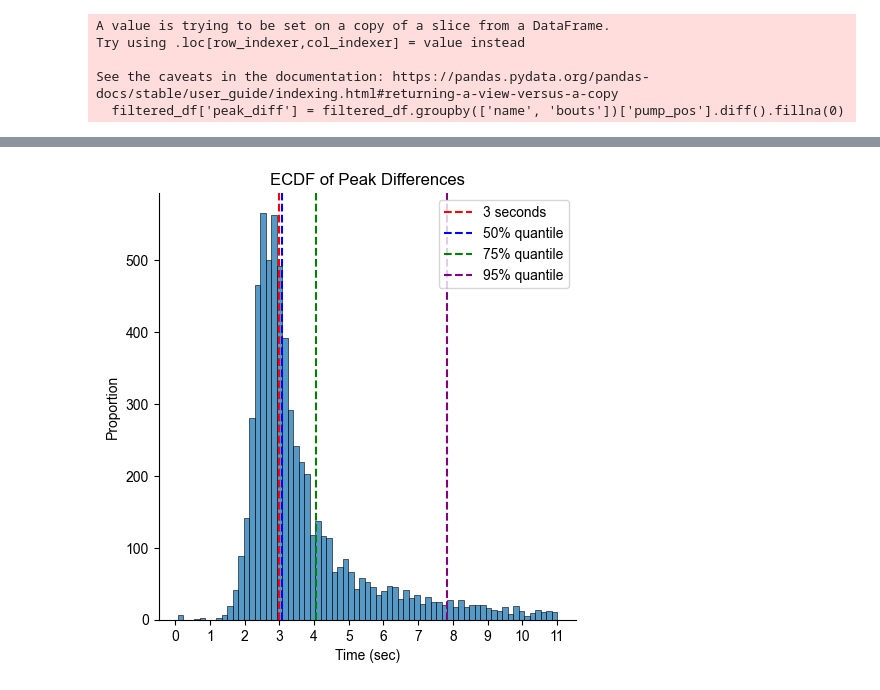
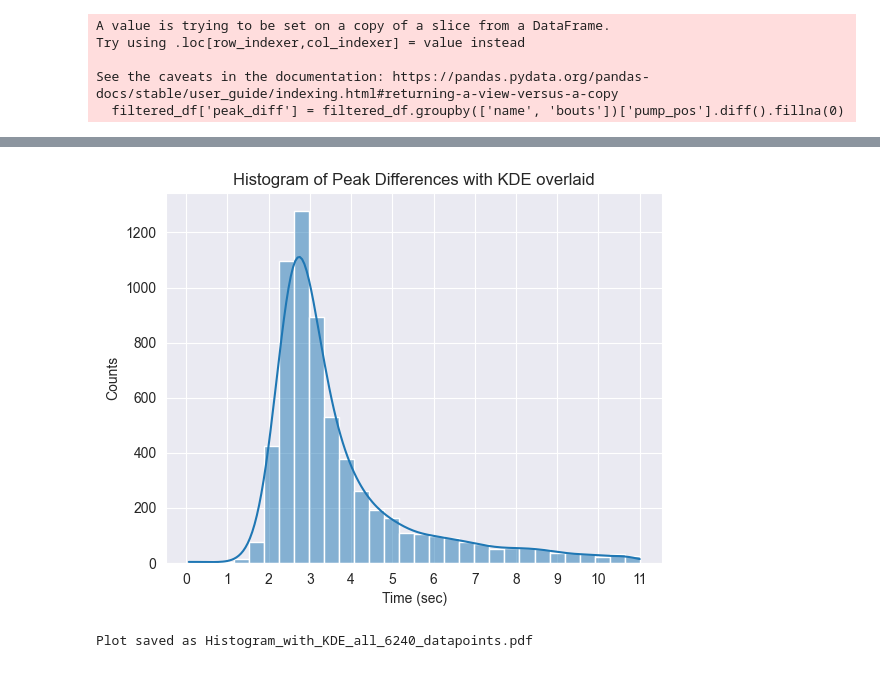
Before and after one commit to mfkeles/EZLabel, a Jupyter notebook: annotation_preprocess.ipynb, the cells around one changed output, grey strips where cells are left out. Drawn from its saved outputs; the diff is of its cells as text; code cells hidden in the pictures.

Commit message:
update plotting

```diff
--- a/annotation_preprocess.ipynb
+++ b/annotation_preprocess.ipynb
@@ -563,32 +1171,31 @@ filtered_df.peak_diff.mean()
 # %%
 import seaborn as sns
 import numpy as np
 import matplotlib.pyplot as plt
 
-# PLOT ECDF FOR ALL THE DATA
+# Create a histogram with KDE overlaid
+sns.histplot(data=filtered_df, x='peak_diff', kde=True, bins=30)
 
-# Create displot with ECDF
-sns.displot(x=filtered_df['peak_diff'], kind='hist')
+plt.xlabel('Time (sec)')
+plt.ylabel('Frequency')
+plt.title('Histogram of Peak Differences with KDE overlaid')
+
+
 
 # Adjusting x-ticks to 1-second increments (30 data points = 1 second)
 max_value = filtered_df['peak_diff'].max()
 xticks = np.arange(0, max_value + 30, 30)
 xticklabels = [str(int(x/30)) for x in xticks]
+plt.ylabel('Counts')
+plt.xticks(xticks, xticklabels)
 
-plt.xticks(xticks, xticklabels)
-plt.xlabel('Time (sec)')
-plt.ylabel('Proportion')
-plt.title('ECDF of Peak Differences')
+# Save the plot
+num_datapoints = len(filtered_df['peak_diff'])
+filename = f'Histogram_with_KDE_all_{num_datapoints}_datapoints.pdf'
+plt.savefig(filename, bbox_inches='tight')
+plt.show()
 
-# Add a dashed vertical line at the 3-second mark (90 data points)
-plt.axvline(x=90, linestyle='--', color='red', label='3 seconds')
-
-# Calculate and plot the 50%, 75%, and 95% quantiles
-for quantile, color in zip([0.50, 0.75, 0.95], ['blue', 'green', 'purple']):
-    value_at_quantile = np.percentile(filtered_df['peak_diff'], quantile * 100)
-    plt.axvline(x=value_at_quantile, linestyle='--', color=color, label=f'{int(quantile * 100)}% quantile')
-
-plt.legend()
-plt.show()
+print(f"Plot saved as {filename}")
 # %% [output]
-[figure, old version]
+[figure, new version]
+Plot saved as Histogram_with_KDE_all_6240_datapoints.pdf
```
Also changed, not shown: parts of 48 cells of this notebook, 1 other file.
